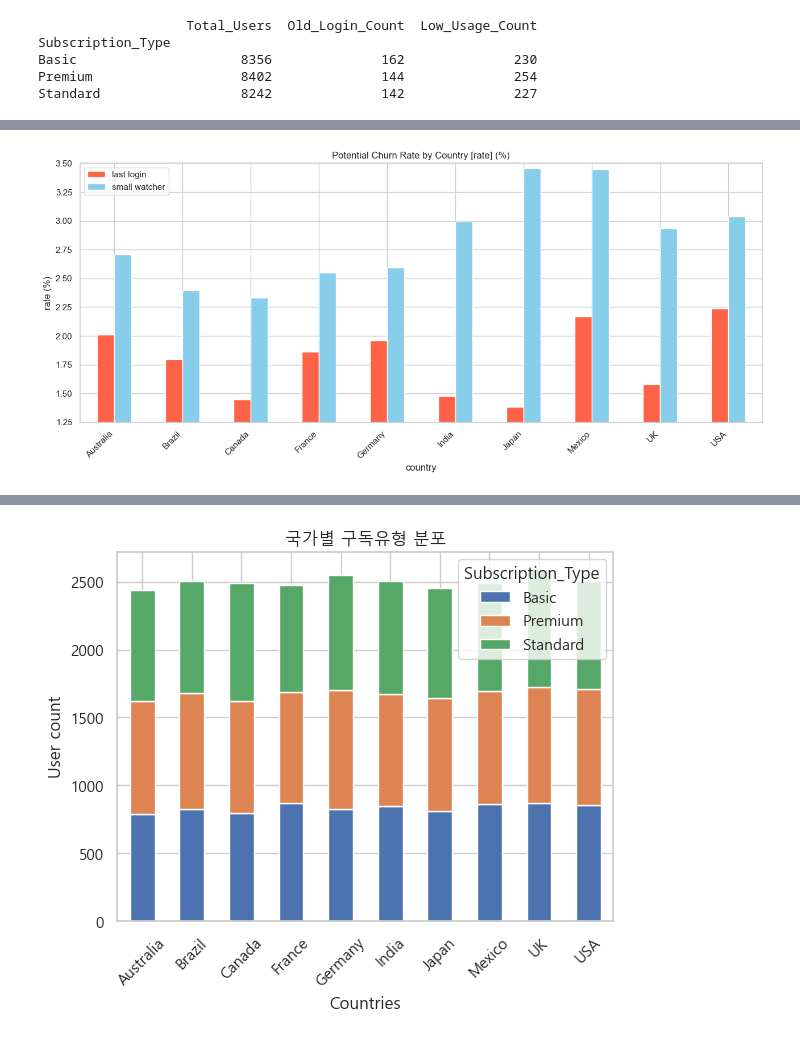
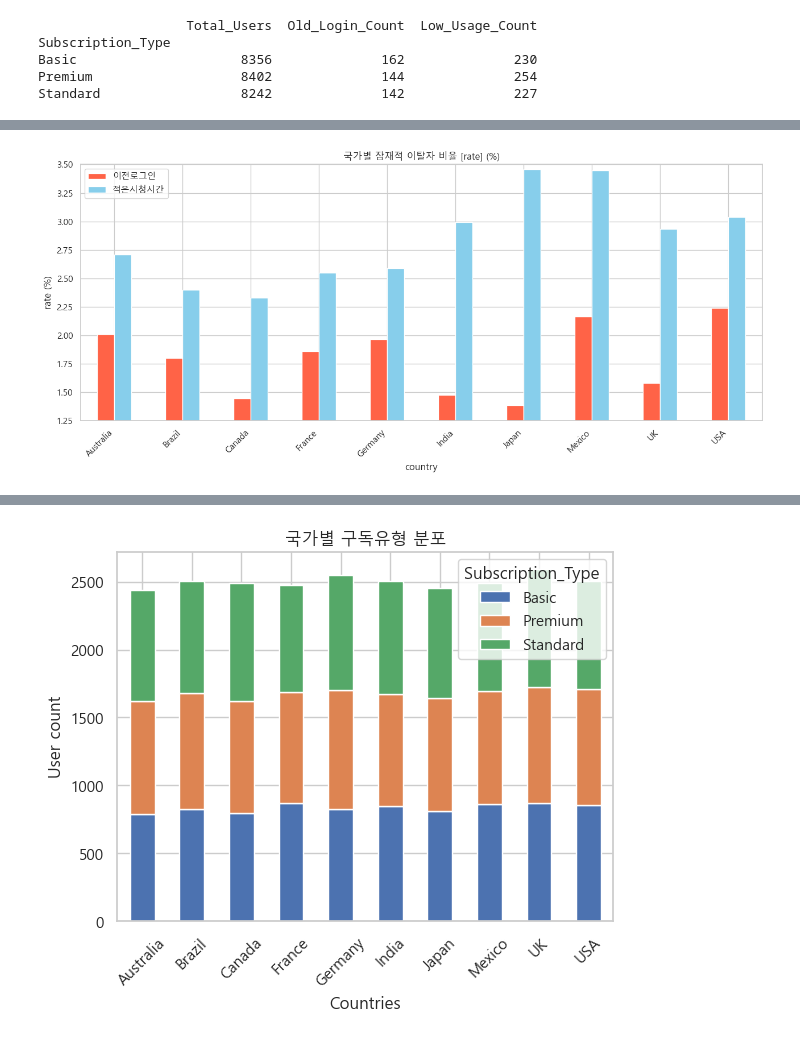
Before and after one commit to skn-ai14-250409/SKN14-EDA-5Team, a Jupyter notebook: JeonJungKyu/last.ipynb, the cells around one changed output, grey strips where cells are left out. Cells and saved outputs as stored; diff of their text form; code cells hidden in the pictures.

```diff
--- a/JeonJungKyu/last.ipynb
+++ b/JeonJungKyu/last.ipynb
@@ -381,32 +459,32 @@ plt.show()
 # %%
 # 국가별 집계,
 country_result = netflix_df2.groupby('Country').agg(
     Total_Users=('User_ID', 'count'),
     Old_Login_Count=('Old_Login', 'sum'),
     Low_Usage_Count=('Low_Usage', 'sum')
 ).reset_index().set_index('Country')
 
 # 비율 계산,
 country_result['Old_Login_Rate'] = (country_result['Old_Login_Count'] / country_result['Total_Users']) * 100
 country_result['Low_Usage_Rate'] = (country_result['Low_Usage_Count'] / country_result['Total_Users']) * 100
 
 # 시각화,
 plt.figure(figsize=(13, 6))
 country_result[['Old_Login_Rate', 'Low_Usage_Rate']].plot(
     kind='bar',
     color=['tomato', 'skyblue'],
     ax=plt.gca()
 )
-plt.title('Potential Churn Rate by Country [rate] (%)')
+plt.title('국가별 잠재적 이탈자 비율 [rate] (%)')
 plt.xlabel('country')
 plt.ylabel('rate (%)')
 plt.ylim([1.25, 3.5])  # 강조 범위
 plt.xticks(rotation=45, ha='right')
-plt.legend(['last login', 'small watcher'], loc='upper left')
+plt.legend(['이전로그인', '적은시청시간'], loc='upper left')
 plt.tight_layout()
 plt.show()
 # %% [output]
-[figure, old version]
+[figure, new version]
 # %%
 import matplotlib.pyplot as plt
 import matplotlib.font_manager as fm
```
Also changed, not shown: parts of 8 cells of this notebook.
